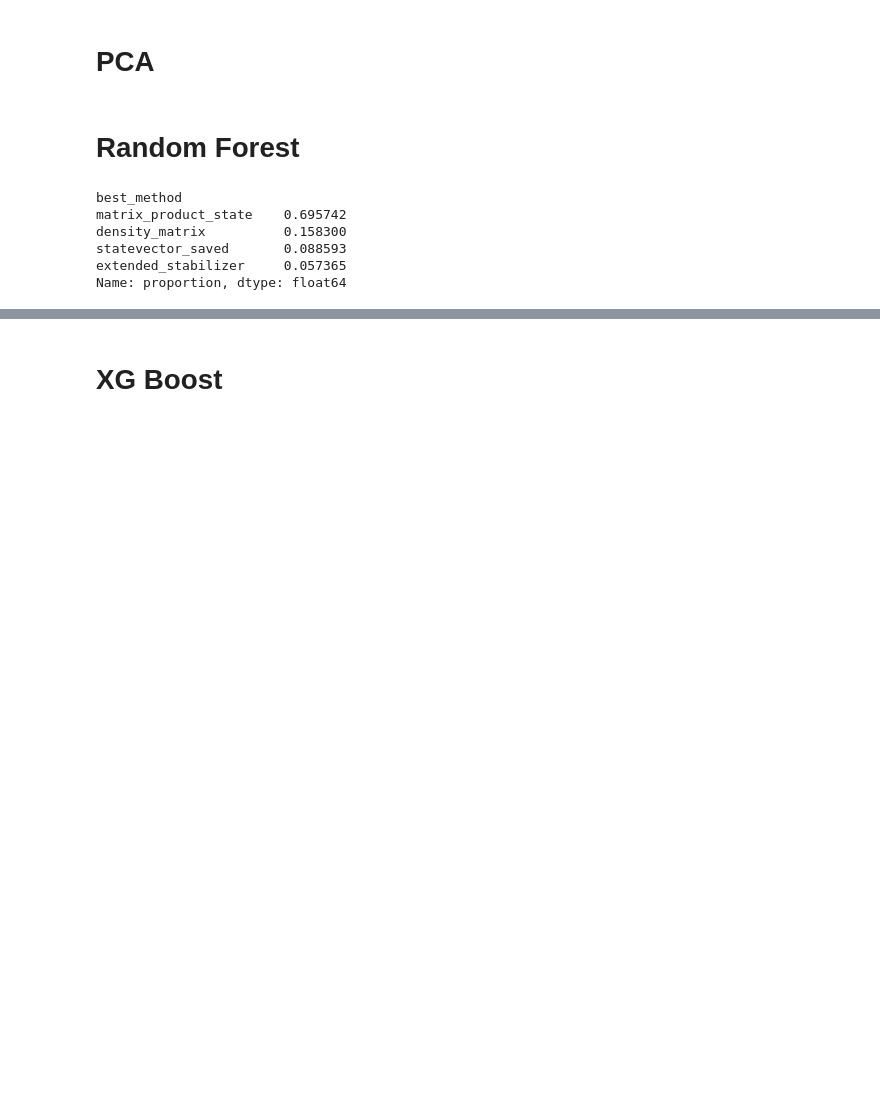
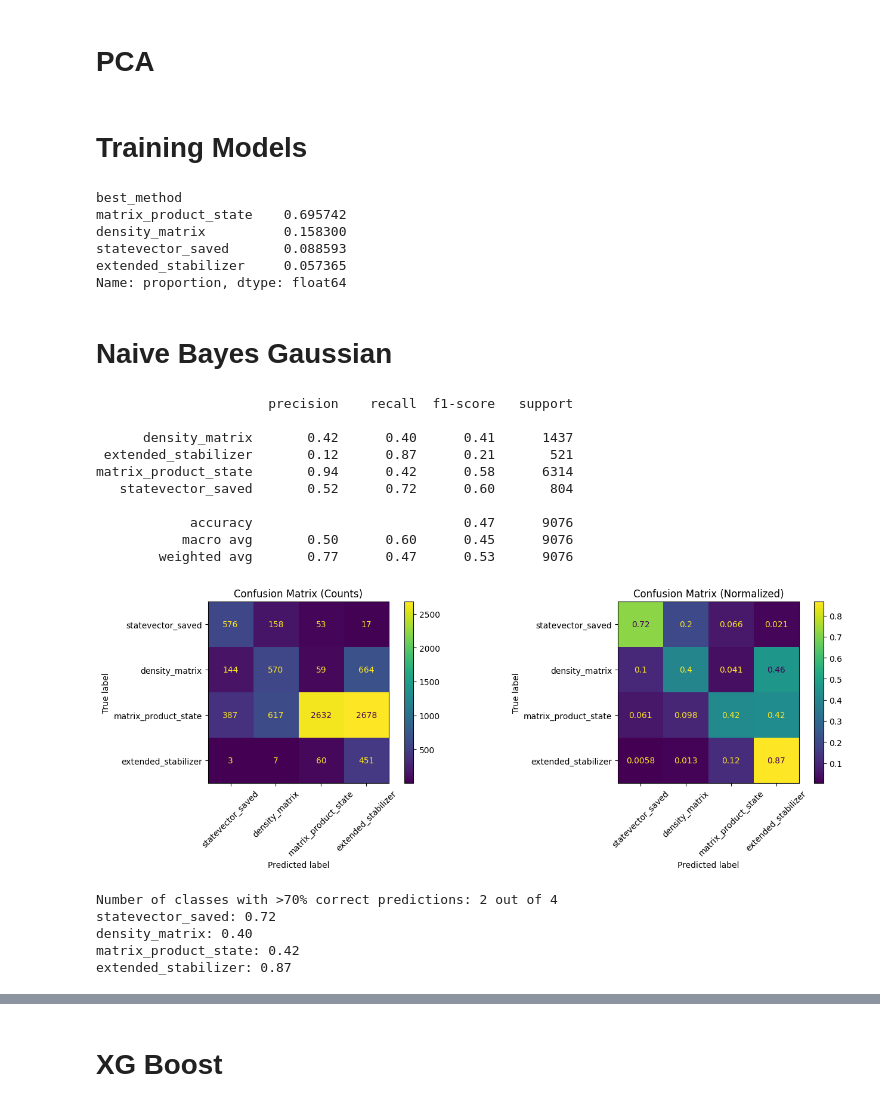
Before and after one commit to andreiilinescu/InferQ, a Jupyter notebook: analysis/selector.ipynb, the cells around one changed output, grey strips where cells are left out. Cells and saved outputs as stored; diff of their text form; code cells hidden in the pictures; blank space fills up the shorter version.

```diff
--- a/analysis/selector.ipynb
+++ b/analysis/selector.ipynb
@@ -223,8 +129,8 @@ X = df_clean[FEATURES].select_dtypes(include=[np.number])
 y = df_clean["best_method"]
 # %% [markdown]
 # PCA
-# %% [markdown]
-# Random Forest
+# %% [markdown]
+# Training Models
 # %%
 import matplotlib.pyplot as plt
 
@@ -256,0 +200,28 @@ Name: proportion, dtype: float64
+# %% [markdown]
+# Naive Bayes Gaussian
+# %%
+from sklearn.naive_bayes import GaussianNB
+
+model = GaussianNB()
+model.fit(X_train, y_train)
+y_pred = model.predict(X_test)
+
+print(classification_report(y_test, y_pred))
+PlotConfusionReport(y_test, y_pred)
+# %% [output]
+                      precision    recall  f1-score   support
+
+      density_matrix       0.42      0.40      0.41      1437
+ extended_stabilizer       0.12      0.87      0.21       521
+matrix_product_state       0.94      0.42      0.58      6314
+   statevector_saved       0.52      0.72      0.60       804
+
+            accuracy                           0.47      9076
+           macro avg       0.50      0.60      0.45      9076
+        weighted avg       0.77      0.47      0.53      9076
+[figure, added]
+Number of classes with >70% correct predictions: 2 out of 4
+statevector_saved: 0.72
+density_matrix: 0.40
+matrix_product_state: 0.42
+extended_stabilizer: 0.87
```
Also changed, not shown: parts of 21 cells of this notebook, 5 other files.
